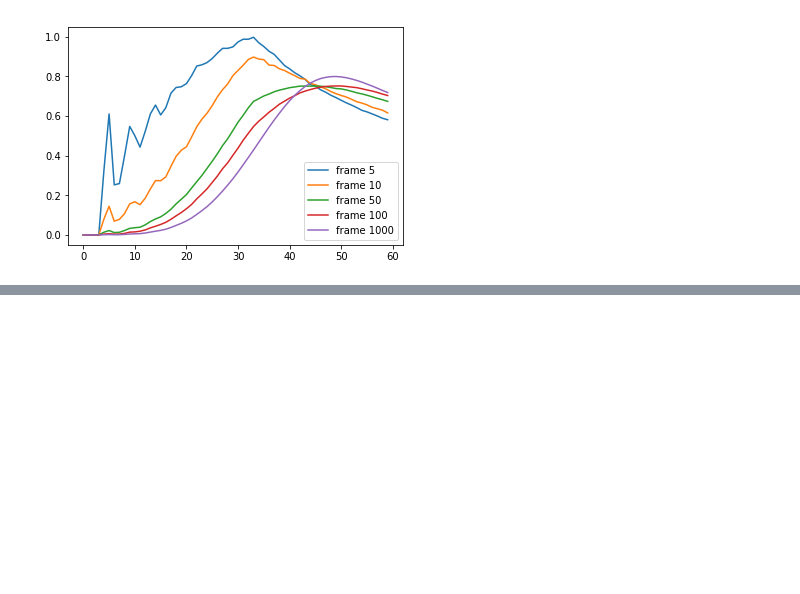
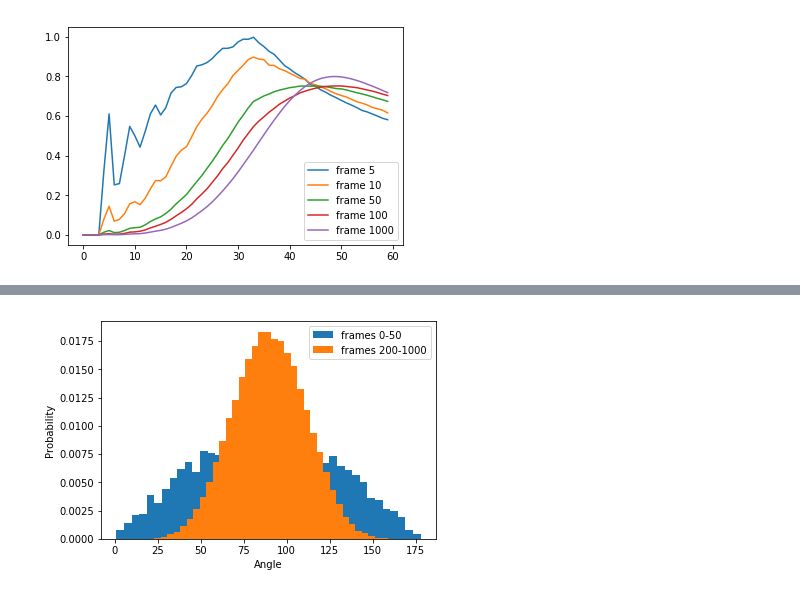
Before and after one commit to MDAnalysis/WorkshopHackathon2018, a Jupyter notebook: 04_Tutorial2/CG_fiber_tutorial.ipynb, the cells around one changed output, grey strips where cells are left out. Drawn from its saved outputs; the diff is of its cells as text; code cells hidden in the pictures; blank space fills up the shorter version.

```diff
--- a/04_Tutorial2/CG_fiber_tutorial.ipynb
+++ b/04_Tutorial2/CG_fiber_tutorial.ipynb
@@ -312,2 +269,0 @@ f = poly.atoms.fragments[0]
-# %%
-pa = f.principal_axes()[0]
@@ -333,11 +270,11 @@ np.rad2deg(np.arccos(np.dot(pa, vec)))
 # %%
-u.trajectory[2200]
-
-vec = np.array([0, 0, 1])
-
-angle2 = []
-for f in poly.atoms.fragments:
-    pa = f.principal_axes()[-1]
-    costheta = np.dot(pa, vec)
-
-    angle2.append(np.rad2deg(np.arccos(costheta)))
+def order_parameter(u,start,stop):
+    vec = np.array([0, 0, 1])
+    poly= u.atoms.select_atoms('not name W CL NA')
+    angle = []
+    for ts in u.trajectory[start:stop]:
+        for f in poly.atoms.fragments:
+            pa = f.principal_axes()[-1]
+            costheta = np.dot(pa, vec)
+            angle.append(np.rad2deg(np.arccos(costheta)))
+    return angle
@@ -385,0 +281,2 @@ plt.show()
+# %%
+op1=order_parameter(u,0,50)
@@ -385,0 +289,11 @@ plt.show()
+# %%
+op5=order_parameter(u,200,1000)
+# %%
+plt.hist(op1, density=True, bins=40, label='frames 0-50')
+plt.hist(op5, density=True, bins=40, label='frames 200-1000')
+plt.ylabel('Probability')
+plt.xlabel('Angle')
+plt.legend()
+plt.show()
+# %% [output]
+[figure, added]
```
Also changed, not shown: parts of 42 cells of this notebook.
